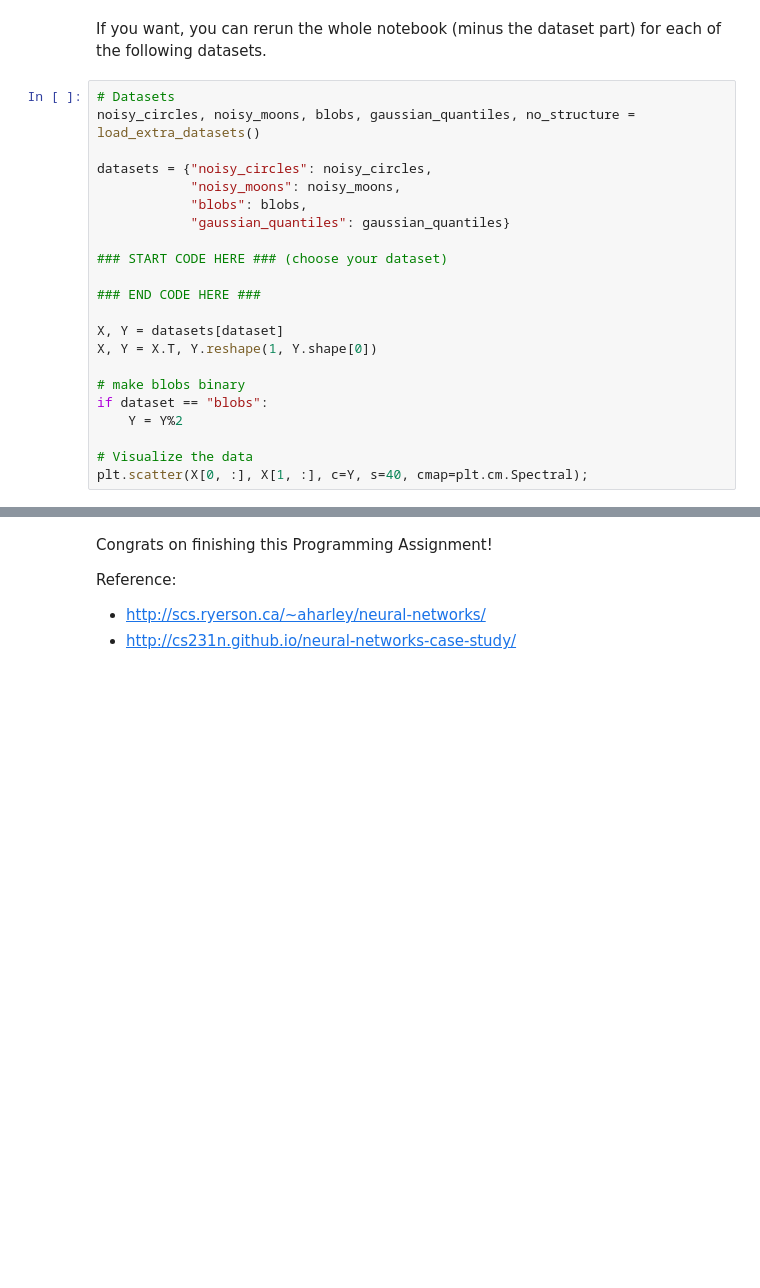
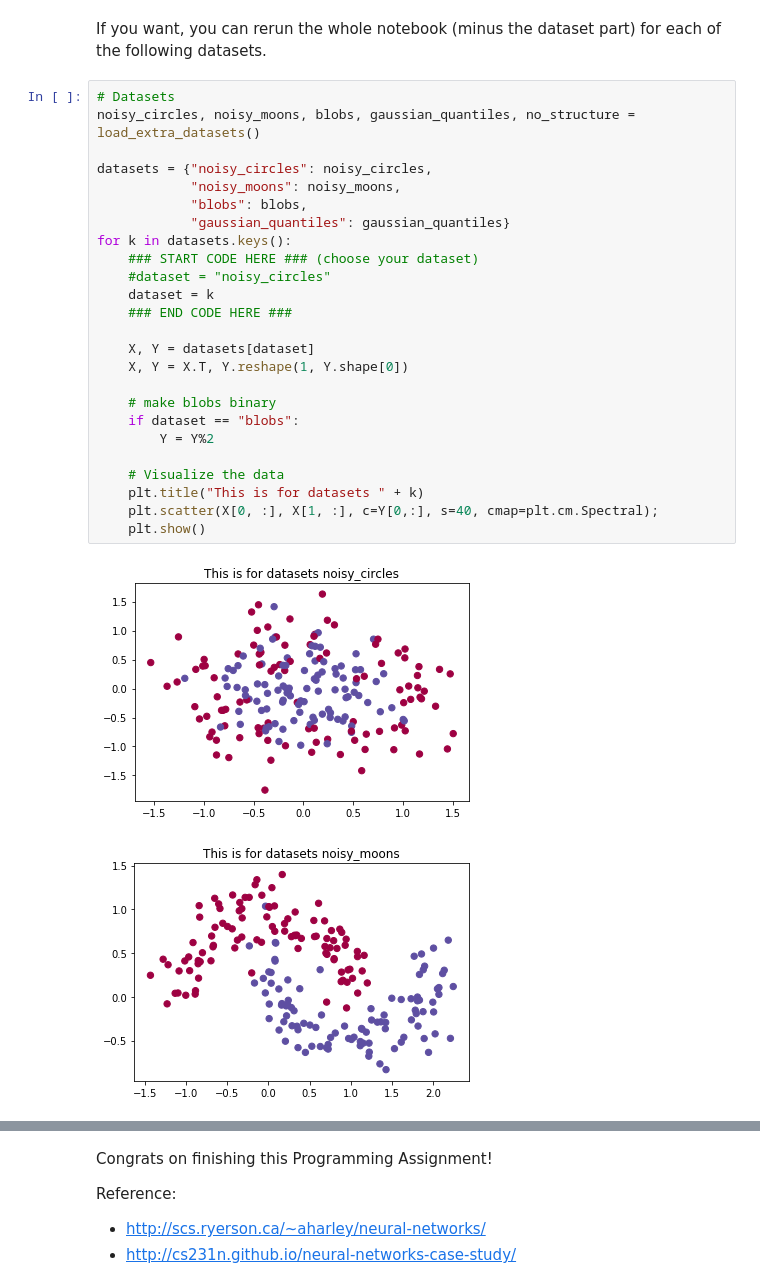
Before and after one commit to gaoxingliang/learnpython, a Jupyter notebook: DeepLearning/01_神经网络和深度学习/编程作业week3/Planar data classification with one hidden layer/Planar+data+classification+with+one+hidden+layer_solution.ipynb, the cells around one changed output, grey strips where cells are left out. Saved outputs shown, nothing was run; the diff lists cells and outputs as text; blank space fills up the shorter version.

```diff
--- a/DeepLearning/01_神经网络和深度学习/编程作业week3/Planar data classification with one hidden layer/Planar+data+classification+with+one+hidden+layer_solution.ipynb
+++ b/DeepLearning/01_神经网络和深度学习/编程作业week3/Planar data classification with one hidden layer/Planar+data+classification+with+one+hidden+layer_solution.ipynb
@@ -948,22 +1062,28 @@ If you want, you can rerun the whole notebook (minus the dataset part) for each
 # %%
 # Datasets
 noisy_circles, noisy_moons, blobs, gaussian_quantiles, no_structure = load_extra_datasets()
 
 datasets = {"noisy_circles": noisy_circles,
             "noisy_moons": noisy_moons,
             "blobs": blobs,
             "gaussian_quantiles": gaussian_quantiles}
+for k in datasets.keys():
+    ### START CODE HERE ### (choose your dataset)
+    #dataset = "noisy_circles"
+    dataset = k
+    ### END CODE HERE ###
 
-### START CODE HERE ### (choose your dataset)
+    X, Y = datasets[dataset]
+    X, Y = X.T, Y.reshape(1, Y.shape[0])
 
-### END CODE HERE ###
+    # make blobs binary
+    if dataset == "blobs":
+        Y = Y%2
 
-X, Y = datasets[dataset]
-X, Y = X.T, Y.reshape(1, Y.shape[0])
-
-# make blobs binary
-if dataset == "blobs":
-    Y = Y%2
-
-# Visualize the data
-plt.scatter(X[0, :], X[1, :], c=Y, s=40, cmap=plt.cm.Spectral);
+    # Visualize the data
+    plt.title("This is for datasets " + k)
+    plt.scatter(X[0, :], X[1, :], c=Y[0,:], s=40, cmap=plt.cm.Spectral);
+    plt.show()
+# %% [output]
+[figure, added]
+[figure, added]
```
Also changed, not shown: parts of 20 cells of this notebook.
